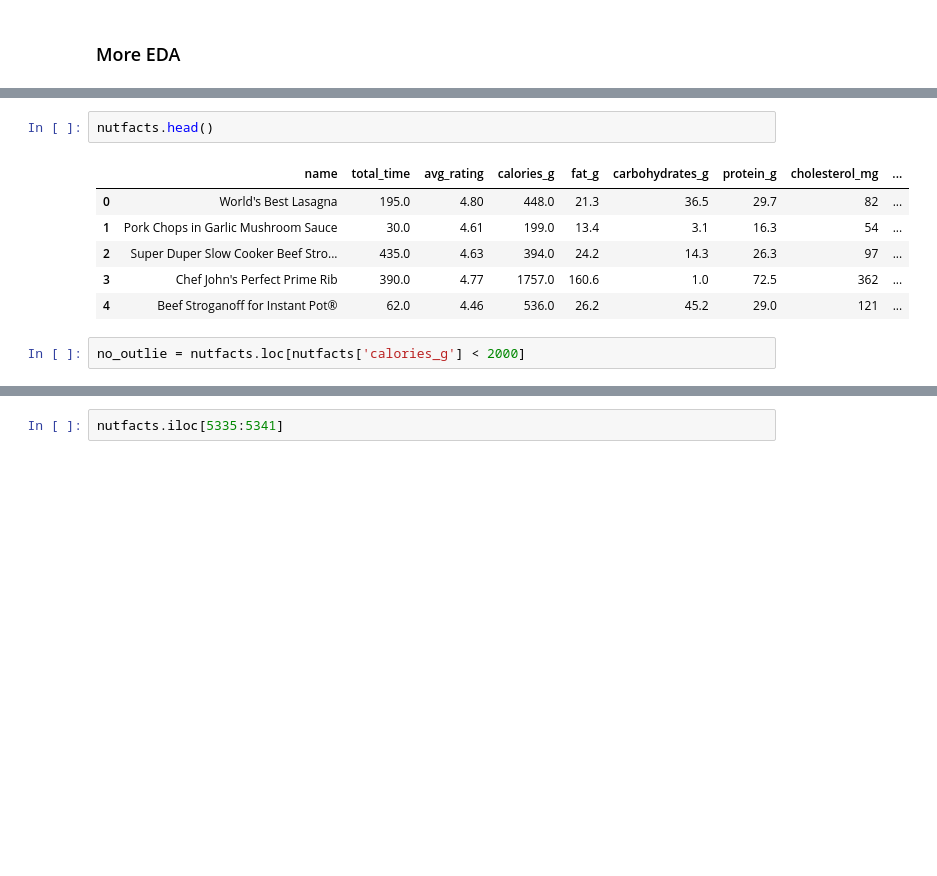
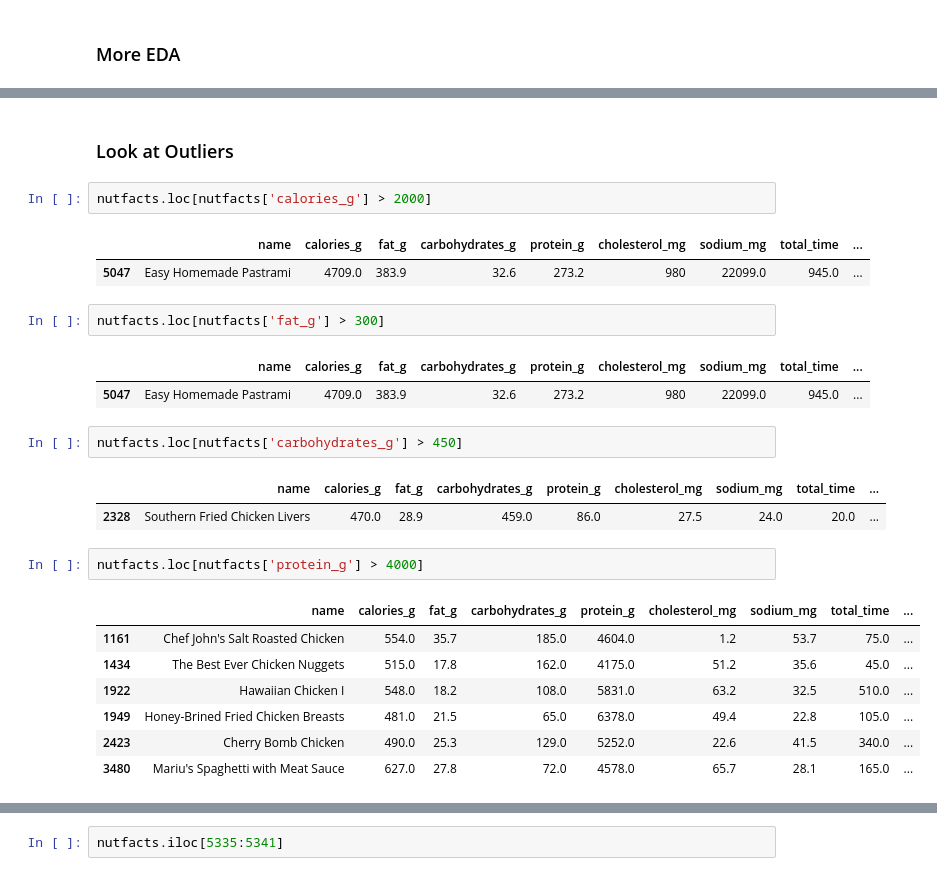
Before and after one commit to stephkendall/Recipe_Recs, a Jupyter notebook: Working Recommendations.ipynb, the cells around one changed output, grey strips where cells are left out. Saved outputs shown, nothing was run; the diff lists cells and outputs as text; blank space fills up the shorter version.

```diff
--- a/Working Recommendations.ipynb
+++ b/Working Recommendations.ipynb
@@ -319,14 +300,30 @@ fig = px.scatter(no_outlie, x="calories_g", y="fat_g", hover_data=['name'])
 fig.show()
 # %% [output]
 [interactive output not drawn]
-# %%
-nutfacts.head()
-# %% [output]
-|  | name | total_time | avg_rating | calories_g | fat_g | carbohydrates_g | protein_g | cholesterol_mg | ... |
-| 0 | World's Best Lasagna | 195.0 | 4.80 | 448.0 | 21.3 | 36.5 | 29.7 | 82 | ... |
-| 1 | Pork Chops in Garlic Mushroom Sauce | 30.0 | 4.61 | 199.0 | 13.4 | 3.1 | 16.3 | 54 | ... |
-| 2 | Super Duper Slow Cooker Beef Stro... | 435.0 | 4.63 | 394.0 | 24.2 | 14.3 | 26.3 | 97 | ... |
-| 3 | Chef John's Perfect Prime Rib | 390.0 | 4.77 | 1757.0 | 160.6 | 1.0 | 72.5 | 362 | ... |
-| 4 | Beef Stroganoff for Instant Pot® | 62.0 | 4.46 | 536.0 | 26.2 | 45.2 | 29.0 | 121 | ... |
+# %% [markdown]
+### Look at Outliers
 # %%
-no_outlie = nutfacts.loc[nutfacts['calories_g'] < 2000]
+nutfacts.loc[nutfacts['calories_g'] > 2000]
+# %% [output]
+|  | name | calories_g | fat_g | carbohydrates_g | protein_g | cholesterol_mg | sodium_mg | total_time | ... |
+| 5047 | Easy Homemade Pastrami | 4709.0 | 383.9 | 32.6 | 273.2 | 980 | 22099.0 | 945.0 | ... |
+# %%
+nutfacts.loc[nutfacts['fat_g'] > 300]
+# %% [output]
+|  | name | calories_g | fat_g | carbohydrates_g | protein_g | cholesterol_mg | sodium_mg | total_time | ... |
+| 5047 | Easy Homemade Pastrami | 4709.0 | 383.9 | 32.6 | 273.2 | 980 | 22099.0 | 945.0 | ... |
+# %%
+nutfacts.loc[nutfacts['carbohydrates_g'] > 450]
+# %% [output]
+|  | name | calories_g | fat_g | carbohydrates_g | protein_g | cholesterol_mg | sodium_mg | total_time | ... |
+| 2328 | Southern Fried Chicken Livers | 470.0 | 28.9 | 459.0 | 86.0 | 27.5 | 24.0 | 20.0 | ... |
+# %%
+nutfacts.loc[nutfacts['protein_g'] > 4000]
+# %% [output]
+|  | name | calories_g | fat_g | carbohydrates_g | protein_g | cholesterol_mg | sodium_mg | total_time | ... |
+| 1161 | Chef John's Salt Roasted Chicken | 554.0 | 35.7 | 185.0 | 4604.0 | 1.2 | 53.7 | 75.0 | ... |
+| 1434 | The Best Ever Chicken Nuggets | 515.0 | 17.8 | 162.0 | 4175.0 | 51.2 | 35.6 | 45.0 | ... |
+| 1922 | Hawaiian Chicken I | 548.0 | 18.2 | 108.0 | 5831.0 | 63.2 | 32.5 | 510.0 | ... |
+| 1949 | Honey-Brined Fried Chicken Breasts | 481.0 | 21.5 | 65.0 | 6378.0 | 49.4 | 22.8 | 105.0 | ... |
+| 2423 | Cherry Bomb Chicken | 490.0 | 25.3 | 129.0 | 5252.0 | 22.6 | 41.5 | 340.0 | ... |
+| 3480 | Mariu's Spaghetti with Meat Sauce | 627.0 | 27.8 | 72.0 | 4578.0 | 65.7 | 28.1 | 165.0 | ... |
```
Also changed, not shown: parts of 23 cells of this notebook, 2 other files.
